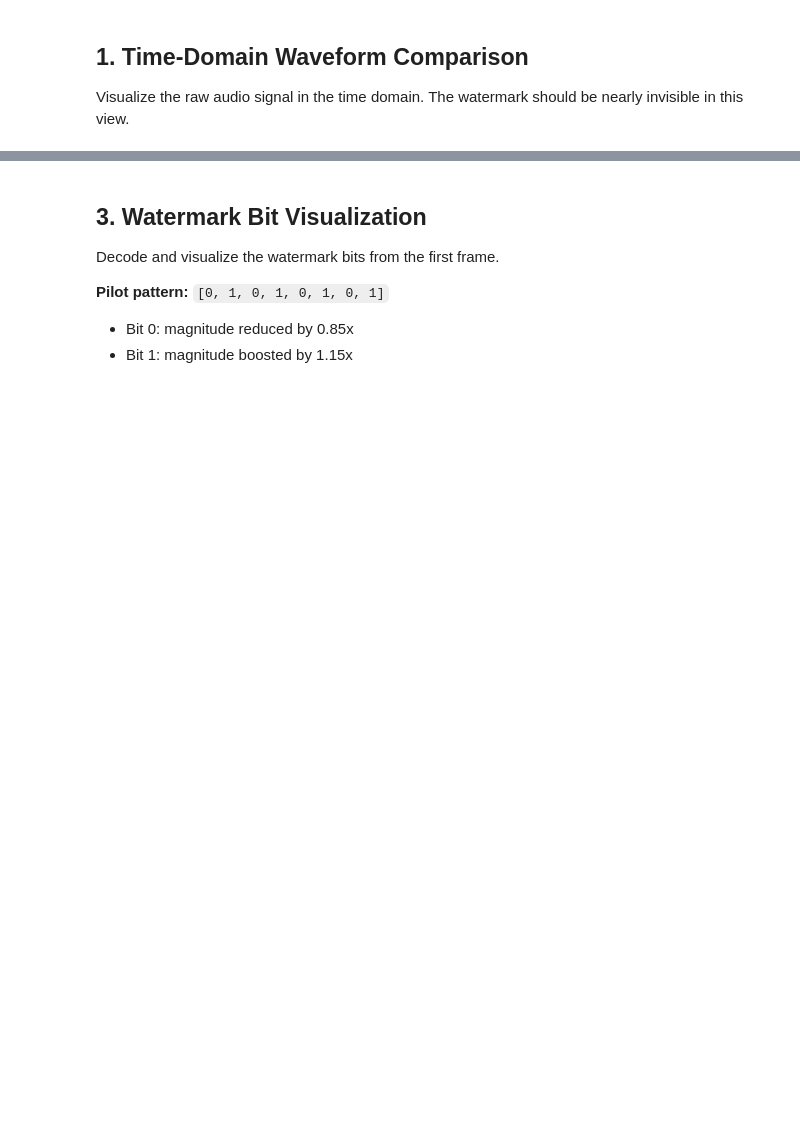
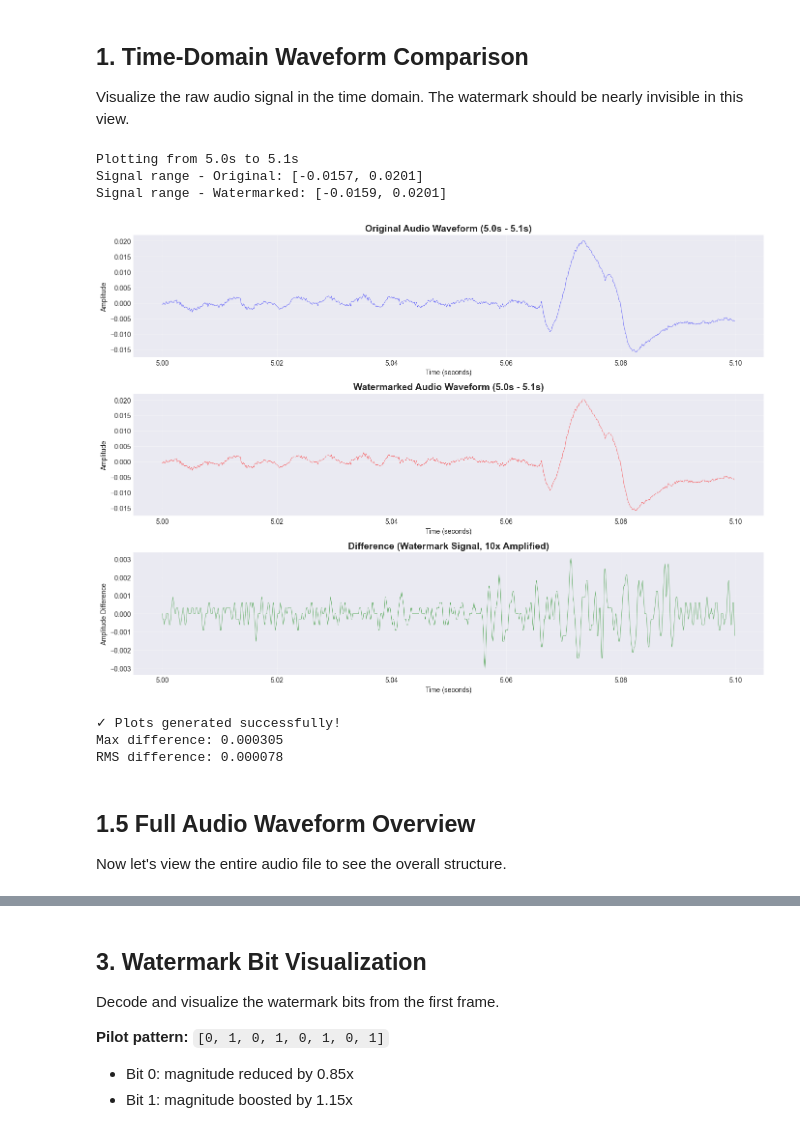
Before and after one commit to vivienhenz24/encoder_demo, a Jupyter notebook: visuals/audio_visualization.ipynb, the cells around one changed output, grey strips where cells are left out. Drawn from its saved outputs; the diff is of its cells as text; code cells hidden in the pictures; blank space fills up the shorter version.

```diff
--- a/visuals/audio_visualization.ipynb
+++ b/visuals/audio_visualization.ipynb
@@ -6,13 +6,24 @@ This notebook visualizes the audio waveform and frequency spectrum to show how t
 ## Setup
 First, let's import our dependencies and load the audio files.
 # %%
+%matplotlib inline
 import numpy as np
 import matplotlib.pyplot as plt
 from scipy.io import wavfile
 from scipy.fft import rfft, rfftfreq
 import os
+import warnings
+warnings.filterwarnings('ignore')
 
 # Set up plotting style
-plt.style.use('seaborn-v0_8-darkgrid')
+try:
+    plt.style.use('seaborn-v0_8-darkgrid')
+except:
+    try:
+        plt.style.use('seaborn-darkgrid')
+    except:
+        plt.style.use('default')
+
 plt.rcParams['figure.figsize'] = (14, 8)
 plt.rcParams['font.size'] = 10
+print("✓ Imports successful!")
@@ -43,41 +60,66 @@ Visualize the raw audio signal in the time domain. The watermark should be nearl
 time_orig = np.arange(len(audio_orig_norm)) / sample_rate_orig
 time_wm = np.arange(len(audio_wm_norm)) / sample_rate_wm
 
-# Plot first 0.1 seconds for detail
+# Find a section with good signal (not silence at start)
+# Start from 5 seconds in to avoid silence
 duration_to_plot = 0.1  # seconds
+start_time = 5.0  # start at 5 seconds
+start_sample = int(start_time * sample_rate_orig)
 samples_to_plot = int(duration_to_plot * sample_rate_orig)
+end_sample = start_sample + samples_to_plot
+
+# Extract the region of interest
+time_region = time_orig[start_sample:end_sample]
+audio_orig_region = audio_orig_norm[start_sample:end_sample]
+audio_wm_region = audio_wm_norm[start_sample:end_sample]
+
+print(f"Plotting from {start_time}s to {start_time + duration_to_plot}s")
+print(f"Signal range - Original: [{audio_orig_region.min():.4f}, {audio_orig_region.max():.4f}]")
+print(f"Signal range - Watermarked: [{audio_wm_region.min():.4f}, {audio_wm_region.max():.4f}]")
 
 fig, (ax1, ax2, ax3) = plt.subplots(3, 1, figsize=(14, 10))
 
 # Original waveform
-ax1.plot(time_orig[:samples_to_plot], audio_orig_norm[:samples_to_plot],
+ax1.plot(time_region, audio_orig_region,
          linewidth=0.5, color='blue', alpha=0.7)
-ax1.set_title('Original Audio Waveform (First 0.1s)', fontsize=14, fontweight='bold')
+ax1.set_title(f'Original Audio Waveform ({start_time}s - {start_time + duration_to_plot}s)',
+              fontsize=14, fontweight='bold')
 ax1.set_xlabel('Time (seconds)')
 ax1.set_ylabel('Amplitude')
 ax1.grid(True, alpha=0.3)
-ax1.set_ylim(-1.0, 1.0)
 
 # Watermarked waveform
-ax2.plot(time_wm[:samples_to_plot], audio_wm_norm[:samples_to_plot],
+ax2.plot(time_region, audio_wm_region,
          linewidth=0.5, color='red', alpha=0.7)
-ax2.set_title('Watermarked Audio Waveform (First 0.1s)', fontsize=14, fontweight='bold')
+ax2.set_title(f'Watermarked Audio Waveform ({start_time}s - {start_time + duration_to_plot}s)',
+              fontsize=14, fontweight='bold')
 ax2.set_xlabel('Time (seconds)')
 ax2.set_ylabel('Amplitude')
 ax2.grid(True, alpha=0.3)
-ax2.set_ylim(-1.0, 1.0)
 
 # Difference (amplified)
-difference = audio_wm_norm[:samples_to_plot] - audio_orig_norm[:samples_to_plot]
-ax3.plot(time_orig[:samples_to_plot], difference * 10,  # amplify by 10x for visibility
+difference = audio_wm_region - audio_orig_region
+ax3.plot(time_region, difference * 10,  # amplify by 10x for visibility
          linewidth=0.5, color='green', alpha=0.7)
 ax3.set_title('Difference (Watermark Signal, 10x Amplified)', fontsize=14, fontweight='bold')
 ax3.set_xlabel('Time (seconds)')
 ax3.set_ylabel('Amplitude Difference')
 ax3.grid(True, alpha=0.3)
 
 plt.tight_layout()
 plt.show()
 
-print(f"\nMax difference: {np.max(np.abs(difference)):.6f}")
+print(f"\n✓ Plots generated successfully!")
+print(f"Max difference: {np.max(np.abs(difference)):.6f}")
 print(f"RMS difference: {np.sqrt(np.mean(difference**2)):.6f}")
+# %% [output]
+Plotting from 5.0s to 5.1s
+Signal range - Original: [-0.0157, 0.0201]
+Signal range - Watermarked: [-0.0159, 0.0201]
+[figure, added]
+✓ Plots generated successfully!
+Max difference: 0.000305
+RMS difference: 0.000078
+# %% [markdown]
+## 1.5 Full Audio Waveform Overview
+Now let's view the entire audio file to see the overall structure.
```
Also changed, not shown: parts of 7 cells of this notebook, 2 other files.
